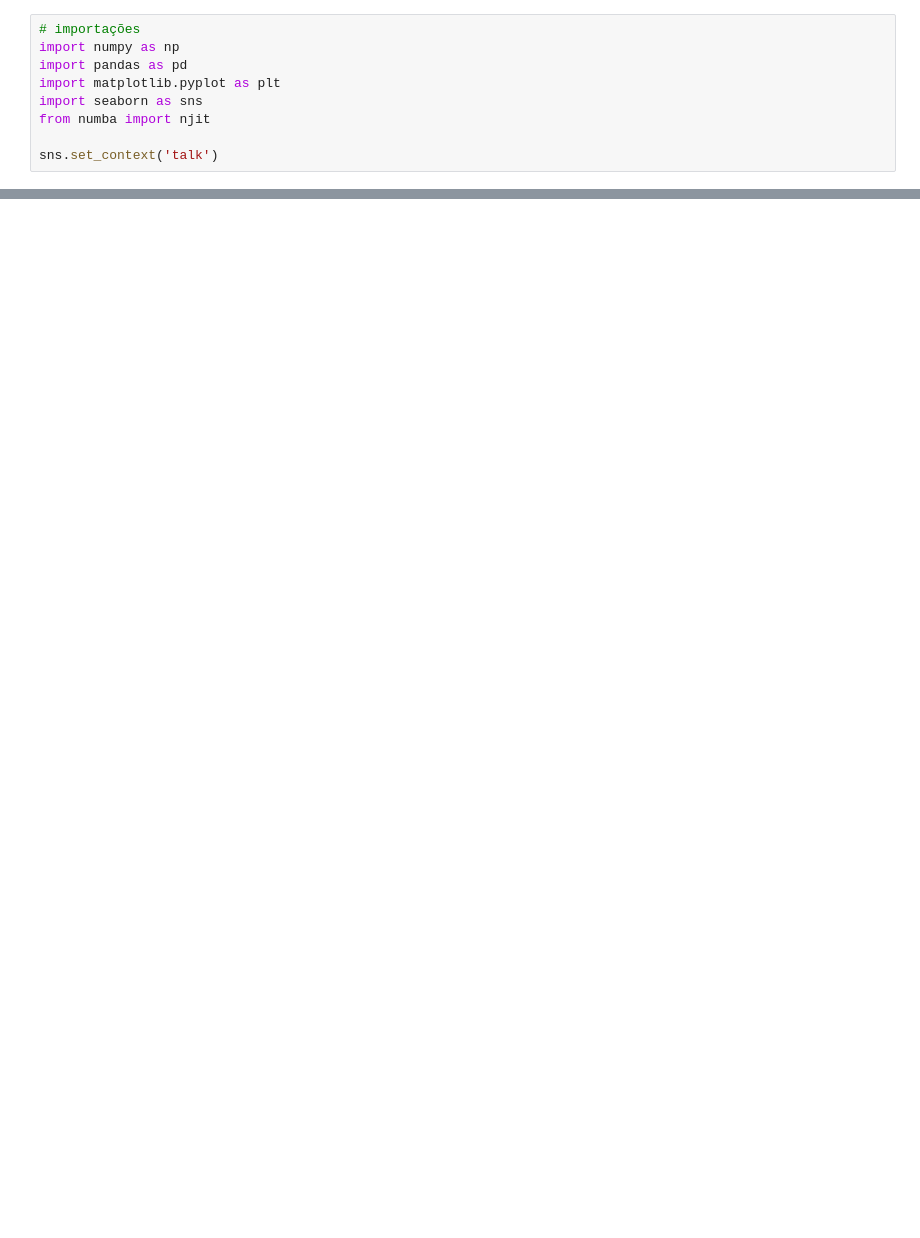
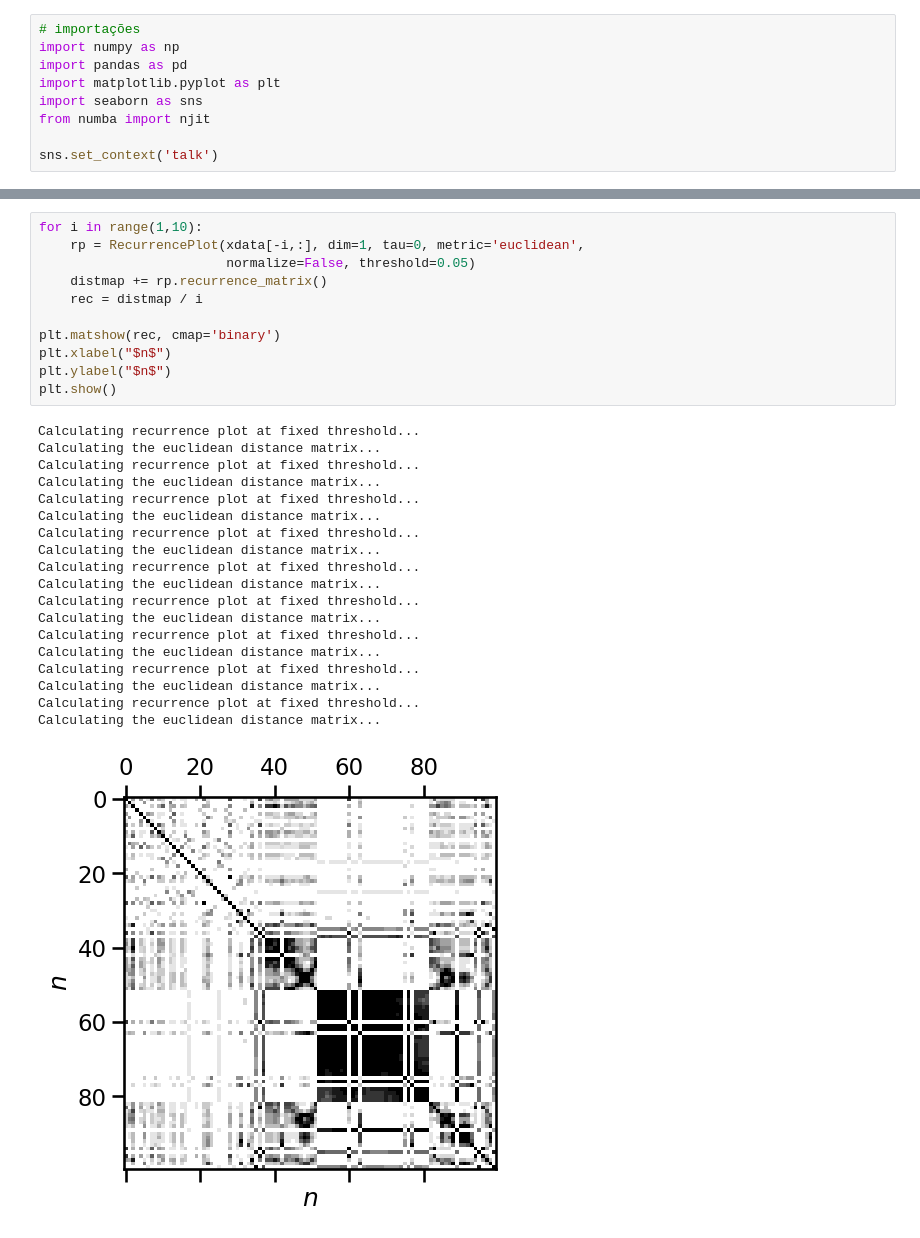
Before and after one commit to ConradBitt/logistico_global, a Jupyter notebook: rulkov_global_coupling.ipynb, the cells around one changed output, grey strips where cells are left out. Cells and saved outputs as stored; diff of their text form; blank space fills up the shorter version.

```diff
--- a/rulkov_global_coupling.ipynb
+++ b/rulkov_global_coupling.ipynb
@@ -100,0 +90,31 @@ plt.show()
+# %%
+for i in range(1,10):
+    rp = RecurrencePlot(xdata[-i,:], dim=1, tau=0, metric='euclidean',
+                        normalize=False, threshold=0.05)
+    distmap += rp.recurrence_matrix()
+    rec = distmap / i
+
+plt.matshow(rec, cmap='binary')
+plt.xlabel("$n$")
+plt.ylabel("$n$")
+plt.show()
+# %% [output]
+Calculating recurrence plot at fixed threshold...
+Calculating the euclidean distance matrix...
+Calculating recurrence plot at fixed threshold...
+Calculating the euclidean distance matrix...
+Calculating recurrence plot at fixed threshold...
+Calculating the euclidean distance matrix...
+Calculating recurrence plot at fixed threshold...
+Calculating the euclidean distance matrix...
+Calculating recurrence plot at fixed threshold...
+Calculating the euclidean distance matrix...
+Calculating recurrence plot at fixed threshold...
+Calculating the euclidean distance matrix...
+Calculating recurrence plot at fixed threshold...
+Calculating the euclidean distance matrix...
+Calculating recurrence plot at fixed threshold...
+Calculating the euclidean distance matrix...
+Calculating recurrence plot at fixed threshold...
+Calculating the euclidean distance matrix...
+[figure, added]
```
Also changed, not shown: parts of 9 cells of this notebook, 7 other files.
